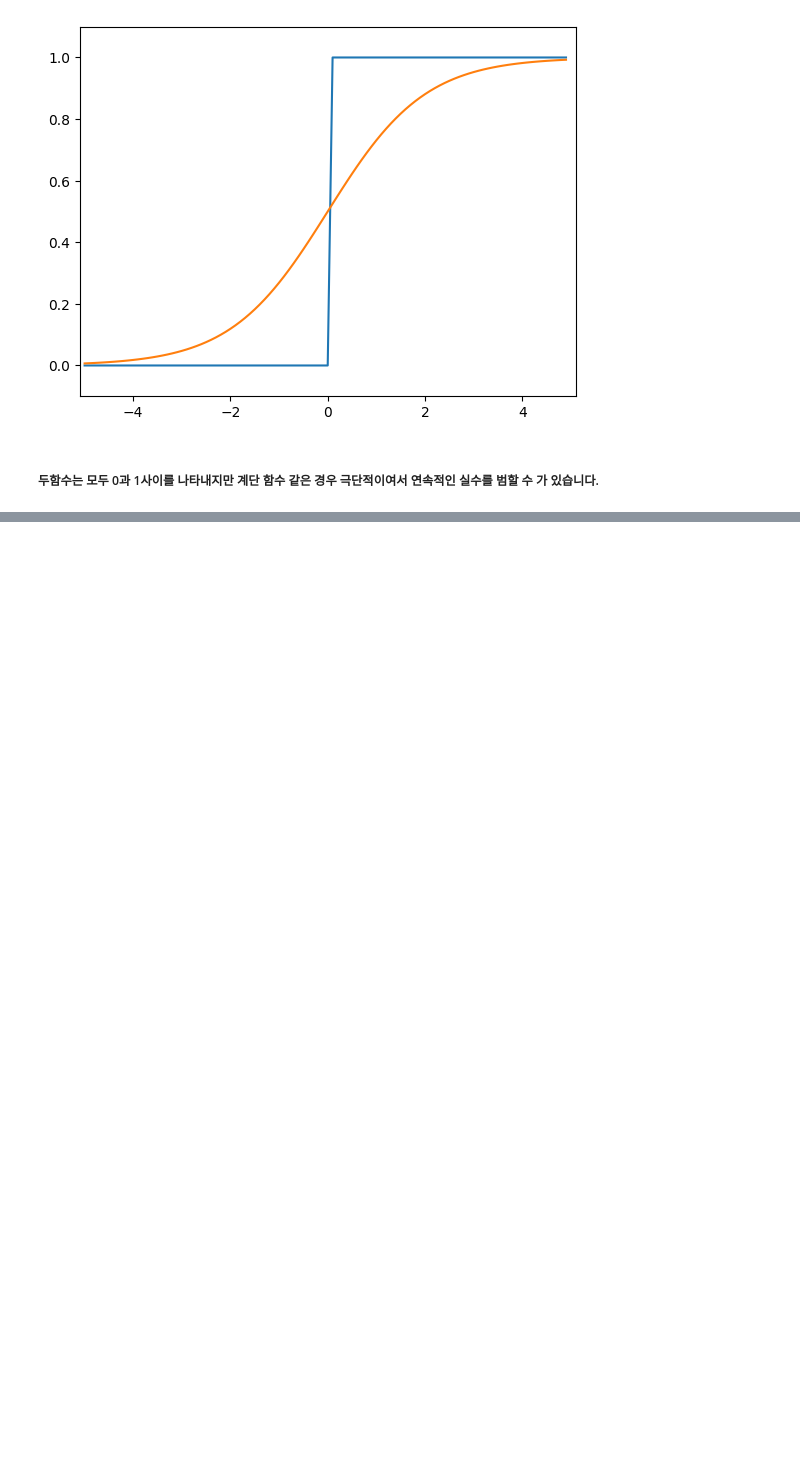
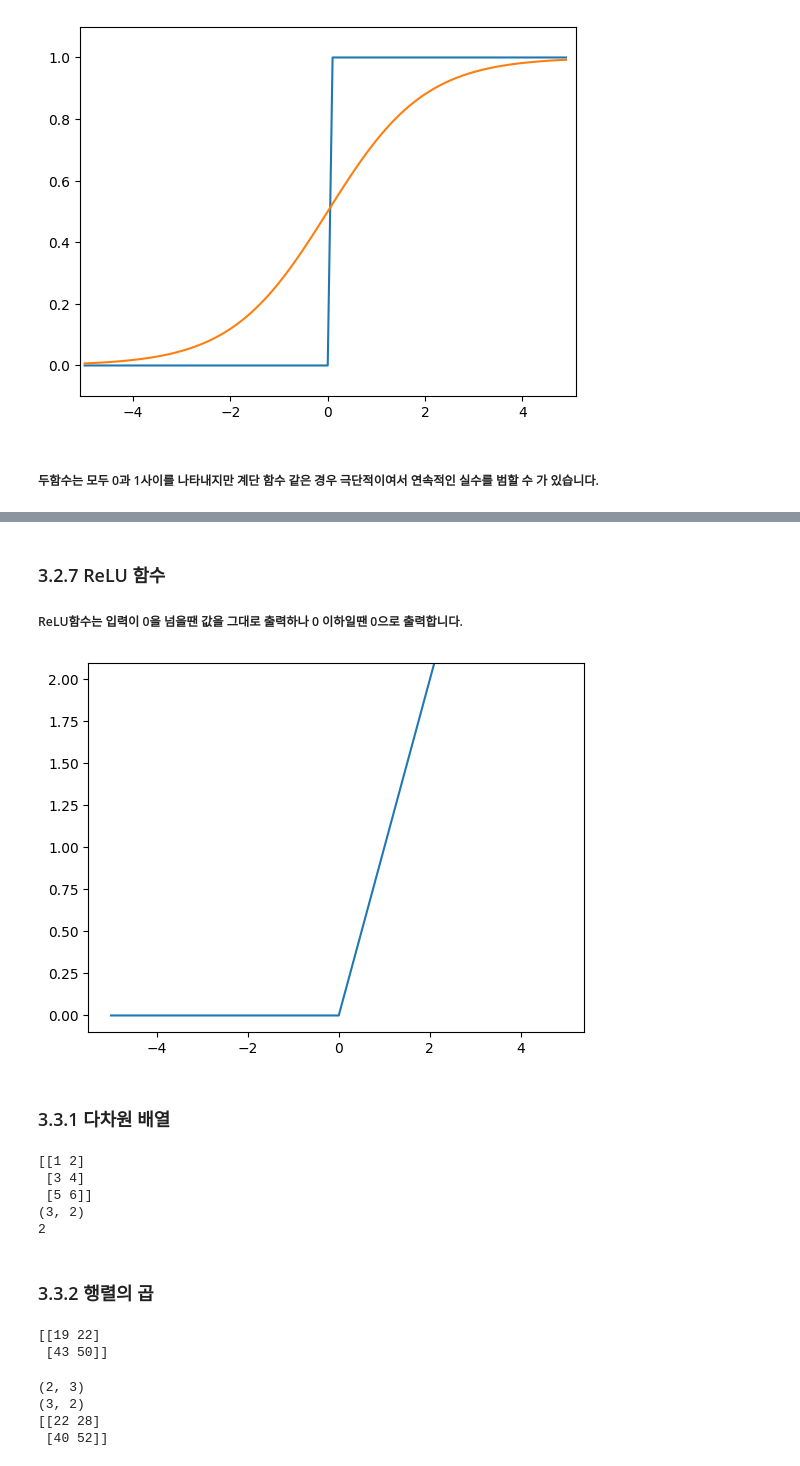
Before and after one commit to sondonghup/deep_learning_from_scratch-1, a Jupyter notebook: chapter3/chapter3.ipynb, the cells around one changed output, grey strips where cells are left out. Drawn from its saved outputs; the diff is of its cells as text; code cells hidden in the pictures; blank space fills up the shorter version.

```diff
--- a/chapter3/chapter3.ipynb
+++ b/chapter3/chapter3.ipynb
@@ -130,0 +140,51 @@ Deprecated in NumPy 1.20; for more details and guidance: https://numpy.org/devdo
+# %% [markdown]
+### 3.2.7 ReLU 함수
+
+##### ReLU함수는 입력이 0을 넘을땐 값을 그대로 출력하나 0 이하일땐 0으로 출력합니다.
+# %%
+import numpy as np
+import matplotlib.pylab as plt
+
+def relu_function(x):
+    return np.maximum(0, x)
+
+x = np.arange(-5.0, 5.0, 0.1)
+y = relu_function(x)
+plt.plot(x, y)
+plt.ylim(-0.1, 2.1)
+plt.show()
+# %% [output]
+[figure, added]
+# %% [markdown]
+### 3.3.1 다차원 배열
+# %%
+A = np.array([[1, 2], [3, 4], [5, 6]])
+print(A)
+print(A.shape)
+print(np.ndim(A))
+# %% [output]
+[[1 2]
+ [3 4]
+ [5 6]]
+(3, 2)
+2
+# %% [markdown]
+### 3.3.2 행렬의 곱
+# %%
+A = np.array([[1, 2], [3, 4]])
+B = np.array([[5, 6], [7, 8]])
+print(np.dot(A, B))
+# %% [output]
+[[19 22]
+ [43 50]]
+# %%
+C = np.array([[1, 2, 3], [3, 4, 5]])
+D = np.array([[1, 2], [3, 4], [5, 6]])
+print(C.shape)
+print(D.shape)
+print(np.dot(C, D))
+# %% [output]
+(2, 3)
+(3, 2)
+[[22 28]
+ [40 52]]
```
Also changed, not shown: parts of 3 cells of this notebook.
